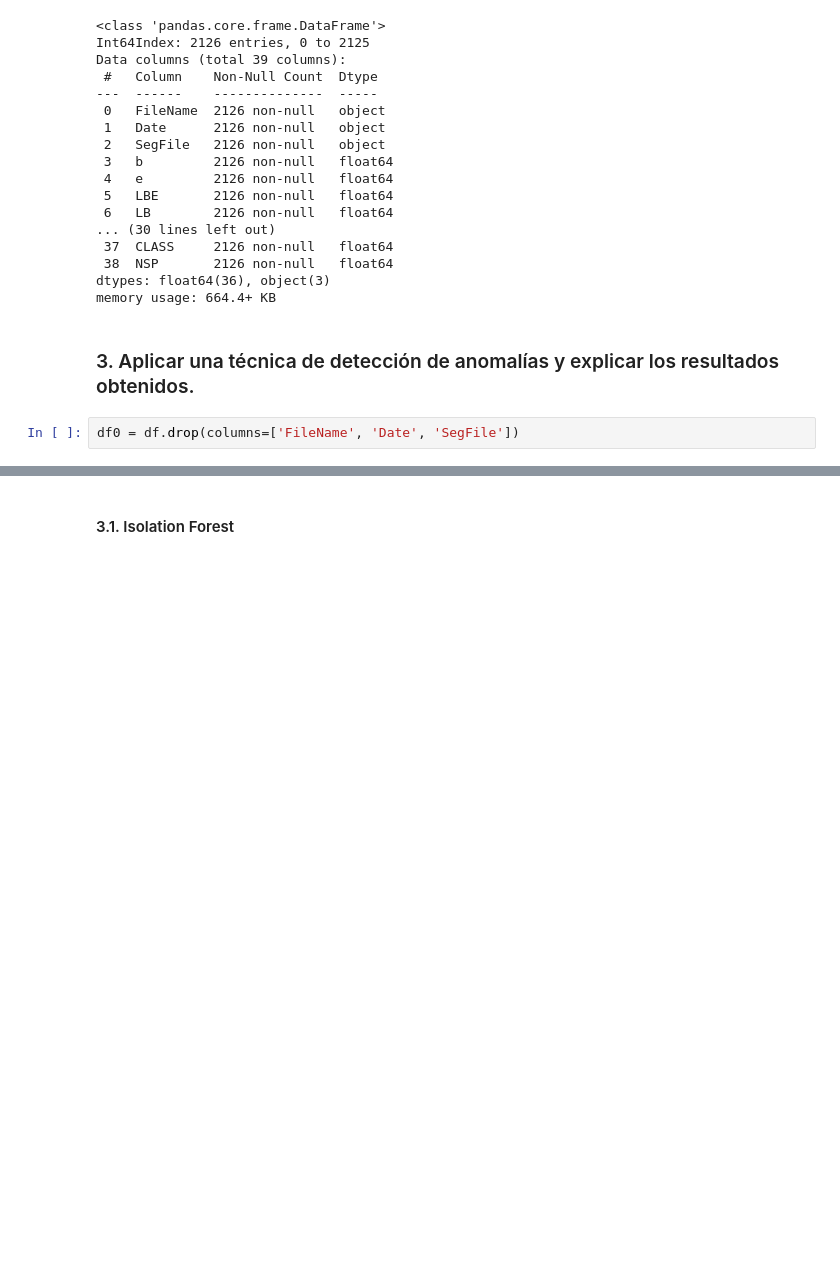
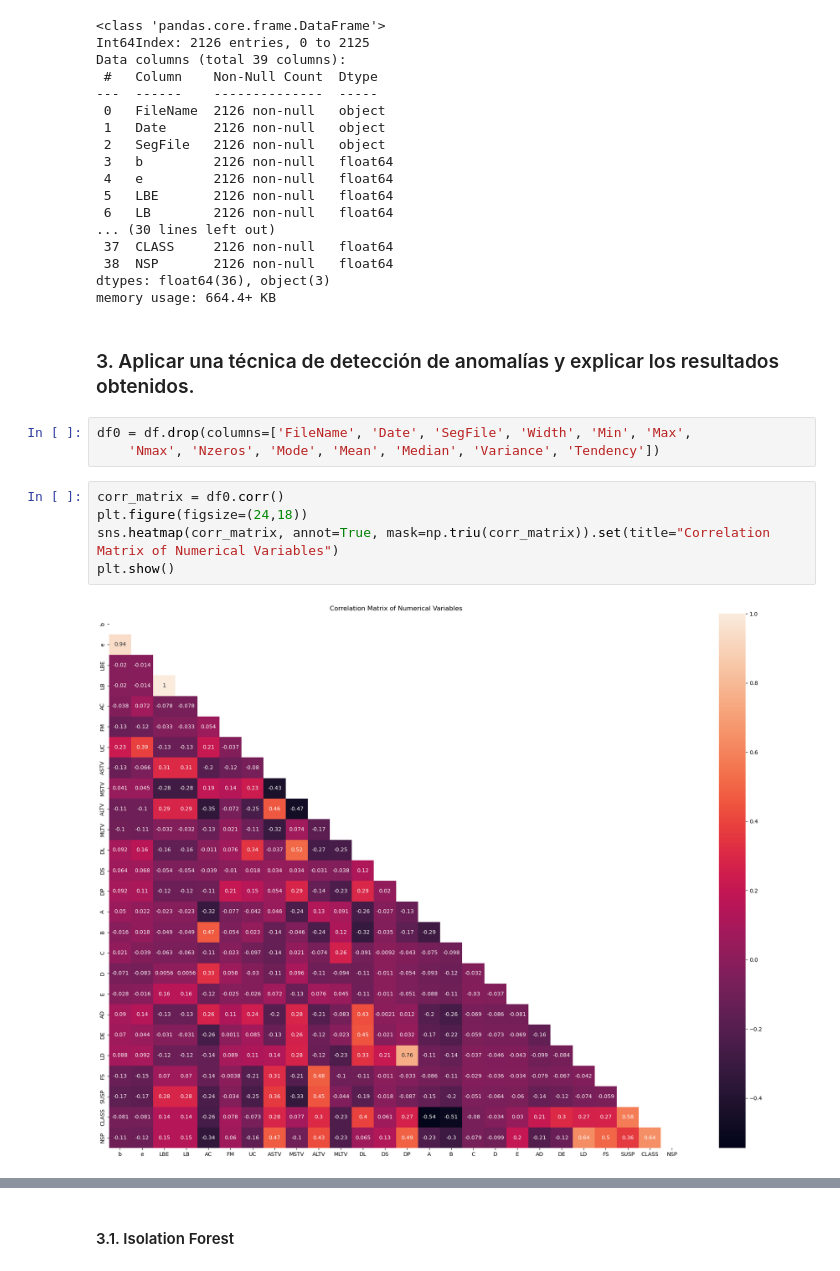
Before and after one commit to Jesus-Almansa/Anomalias-Clustering, a Jupyter notebook: Anomalias_Clustering.ipynb, the cells around one changed output, grey strips where cells are left out. Drawn from its saved outputs; the diff is of its cells as text; blank space fills up the shorter version.

```diff
--- a/Anomalias_Clustering.ipynb
+++ b/Anomalias_Clustering.ipynb
@@ -205,4 +205,12 @@ memory usage: 664.4+ KB
 # %% [markdown]
 ### 3. Aplicar una técnica de detección de anomalías y explicar los resultados obtenidos.
 # %%
-df0 = df.drop(columns=['FileName', 'Date', 'SegFile'])
+df0 = df.drop(columns=['FileName', 'Date', 'SegFile', 'Width', 'Min', 'Max',
+    'Nmax', 'Nzeros', 'Mode', 'Mean', 'Median', 'Variance', 'Tendency'])
+# %%
+corr_matrix = df0.corr()
+plt.figure(figsize=(24,18))
+sns.heatmap(corr_matrix, annot=True, mask=np.triu(corr_matrix)).set(title="Correlation Matrix of Numerical Variables")
+plt.show()
+# %% [output]
+[figure, added]
```
Also changed, not shown: parts of 10 cells of this notebook.
